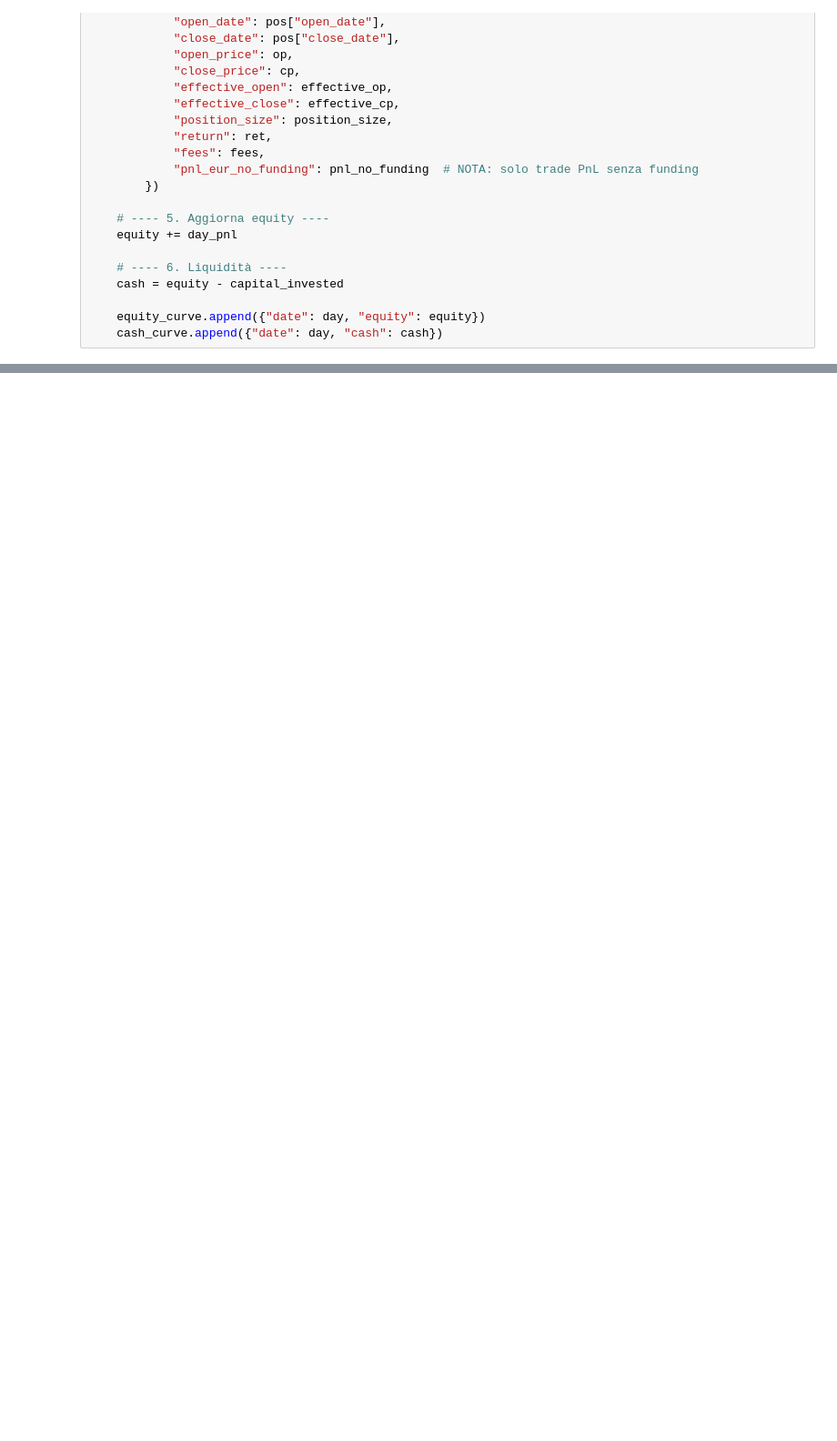
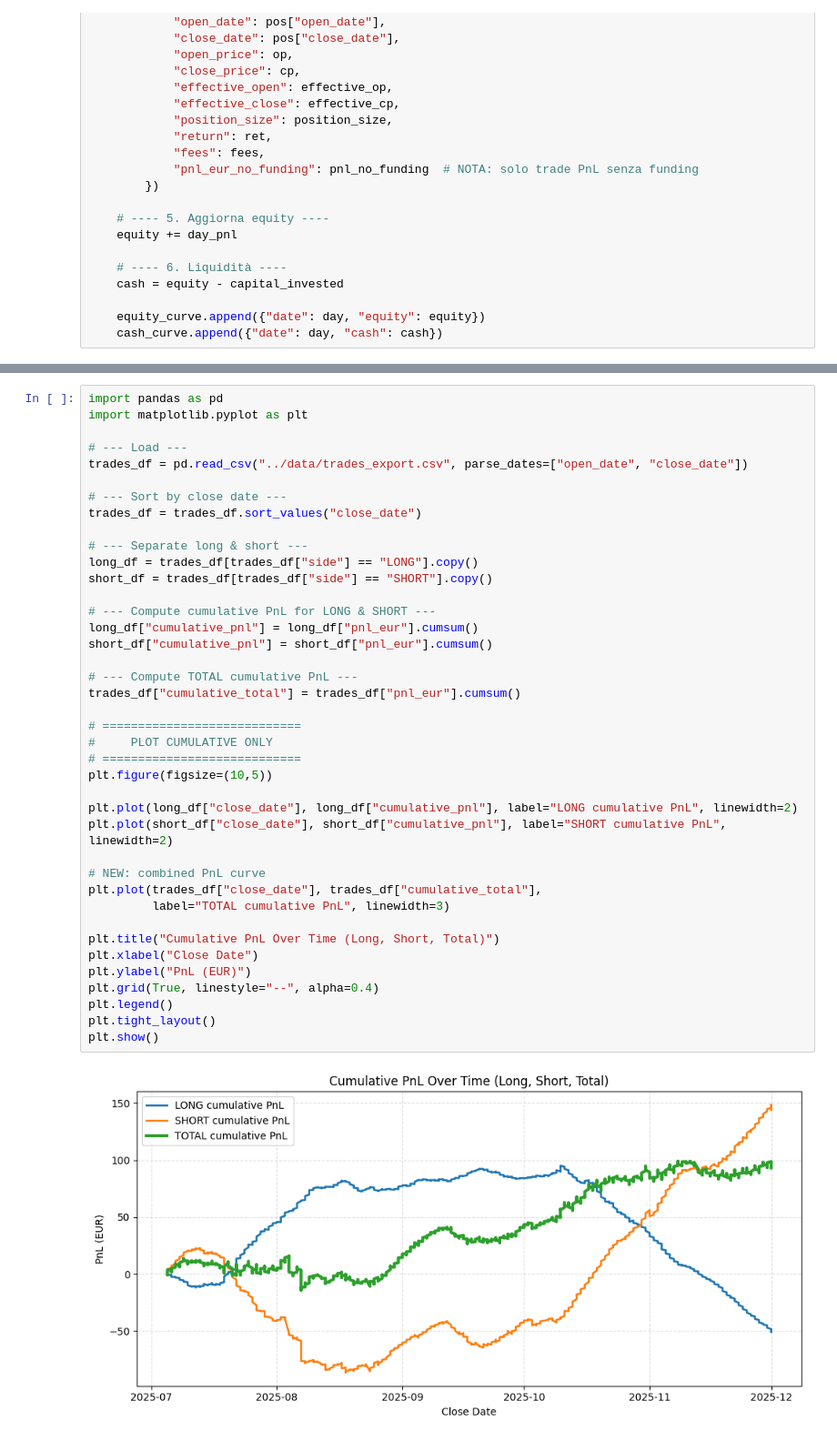
Before and after one commit to federicosanchini/HL, a Jupyter notebook: code/backtest_with_fr.ipynb, the cells around one changed output, grey strips where cells are left out. Shown at 91% size. Cells and saved outputs as stored; diff of their text form; blank space fills up the shorter version.

```diff
--- a/code/backtest_with_fr.ipynb
+++ b/code/backtest_with_fr.ipynb
@@ -432,0 +471,42 @@ File CSV salvato correttamente: ../data/trades_export.csv
+# %%
+import pandas as pd
+import matplotlib.pyplot as plt
+
+# --- Load ---
+trades_df = pd.read_csv("../data/trades_export.csv", parse_dates=["open_date", "close_date"])
+
+# --- Sort by close date ---
+trades_df = trades_df.sort_values("close_date")
+
+# --- Separate long & short ---
+long_df = trades_df[trades_df["side"] == "LONG"].copy()
+short_df = trades_df[trades_df["side"] == "SHORT"].copy()
+
+# --- Compute cumulative PnL for LONG & SHORT ---
+long_df["cumulative_pnl"] = long_df["pnl_eur"].cumsum()
+short_df["cumulative_pnl"] = short_df["pnl_eur"].cumsum()
+
+# --- Compute TOTAL cumulative PnL ---
+trades_df["cumulative_total"] = trades_df["pnl_eur"].cumsum()
+
+# ============================
+#     PLOT CUMULATIVE ONLY
+# ============================
+plt.figure(figsize=(10,5))
+
+plt.plot(long_df["close_date"], long_df["cumulative_pnl"], label="LONG cumulative PnL", linewidth=2)
+plt.plot(short_df["close_date"], short_df["cumulative_pnl"], label="SHORT cumulative PnL", linewidth=2)
+
+# NEW: combined PnL curve
+plt.plot(trades_df["close_date"], trades_df["cumulative_total"],
+         label="TOTAL cumulative PnL", linewidth=3)
+
+plt.title("Cumulative PnL Over Time (Long, Short, Total)")
+plt.xlabel("Close Date")
+plt.ylabel("PnL (EUR)")
+plt.grid(True, linestyle="--", alpha=0.4)
+plt.legend()
+plt.tight_layout()
+plt.show()
+# %% [output]
+[figure, added]
```
Also changed, not shown: parts of 5 cells of this notebook, 9 other files.
